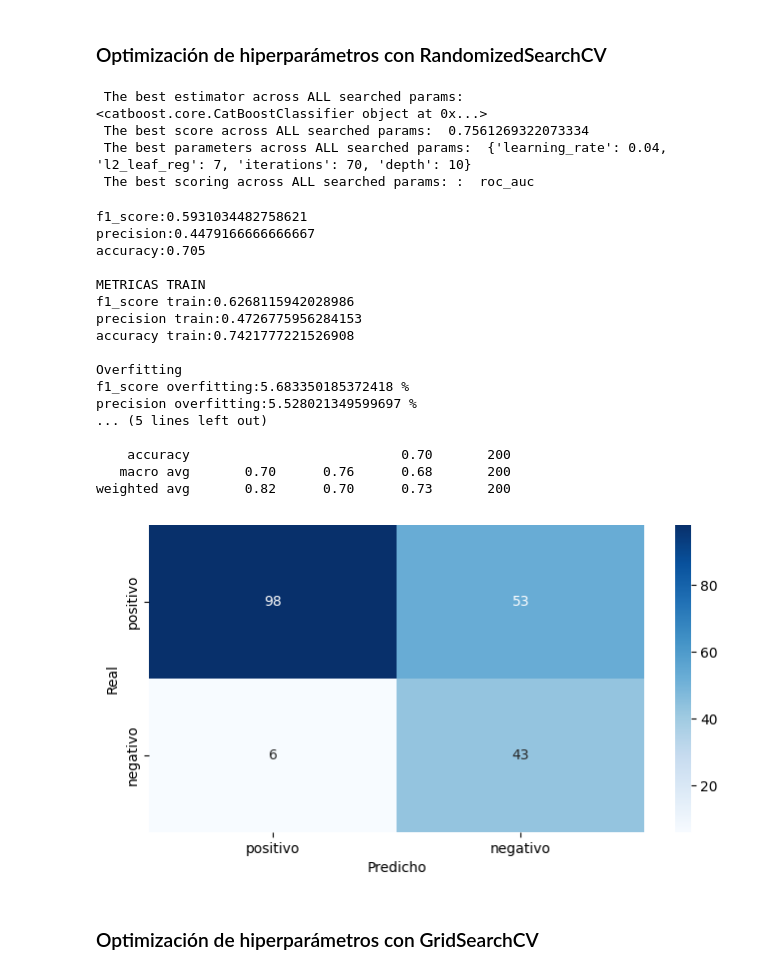
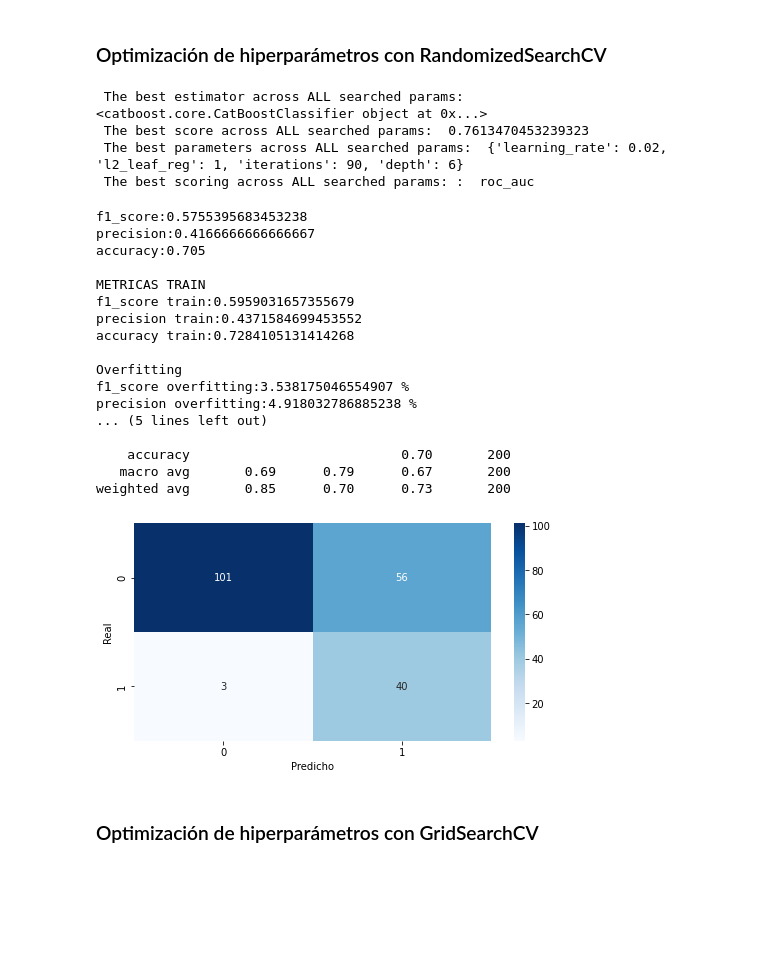
Before and after one commit to pdegaudenci/hateSpeech-Predictor, a Jupyter notebook: 3. Preprocesamiento- Comparativas de modelos - evaluación seleccion y ajuste del modelo/final_model.ipynb, the cells around one changed output. Cells and saved outputs as stored; diff of their text form; code cells hidden in the pictures; blank space fills up the shorter version.

Commit message:
Optimizacion de parametros con RandomSearch . Precision de clase positiva 42%

```diff
--- a/3. Preprocesamiento- Comparativas de modelos - evaluación seleccion y ajuste del modelo/final_model.ipynb
+++ b/3. Preprocesamiento- Comparativas de modelos - evaluación seleccion y ajuste del modelo/final_model.ipynb
@@ -320,4 +317,4 @@ def show_metrics(predicciones_test, resultado_test,predicciones_train,resultado_
 # %% [markdown]
 ### Separación de datos de entrenamiento y validación
 # %%
-X_train, X_test, y_train, y_test = train_test_split(X, y, test_size=0.2, random_state=42)
+X_train, X_test, y_train, y_test = train_test_split(df["Text"] , y, test_size=0.2, random_state=42)
@@ -324,3 +329,10 @@ X_train, X_test, y_train, y_test = train_test_split(X, y, test_size=0.2, random_
+# %%
+#Ajuste y escalado (normalizacion). Finalmente Pasamos a array nuestro vectores a nuestro modelo
+X= vectorizer.fit_transform(X_train).toarray()
+X=tfid.fit_transform(X).toarray()
+
+X_test = vectorizer.transform(X_test)
+X_test= tfid.transform(X_test).toarray()
 # %% [markdown]
 # Algoritmo catboost (Seleccionado en la etapa anterior)
 <b>Se realizan los siguientes pasos:</b>
@@ -334,4 +370,4 @@ X_train, X_test, y_train, y_test = train_test_split(X, y, test_size=0.2, random_
 # %%
-CBT_model = CatBoostClassifier(iterations=1000, learning_rate=0.001, loss_function='Logloss', eval_metric='AUC', use_best_model=True )
-CBT_model.fit(X_train,y_train, eval_set=[(X_test, y_test)], early_stopping_rounds=5, verbose=False)
+CBT_model = CatBoostClassifier(iterations=1000, learning_rate=0.001, loss_function='Logloss', eval_metric='AUC')
+CBT_model.fit(X,y_train)
 # %% [output]
@@ -366,10 +419,10 @@ weighted avg       0.87      0.64      0.69       200
 # %%
 from sklearn.model_selection import RandomizedSearchCV
 
-estimator =CatBoostClassifier()
+estimator =CatBoostClassifier(iterations=1000, learning_rate=0.001, loss_function='Logloss', eval_metric='AUC')
 parameters =  {  'depth'         : [4,5,6,7,8,9, 10],
                  'learning_rate' : [0.001,0.01,0.02,0.03,0.04],
-                  'iterations'    : [10, 20,30,40,50,60,70,80,90, 100],
+                  'iterations'    : [10, 20,30,40,50,60,70,80,90, 100,1000],
               'l2_leaf_reg': [1, 3, 5, 7, 9]
             }
 
@@ -382,10 +435,10 @@ rd_search = RandomizedSearchCV(
     verbose=False
 )
 
-eval_set = [(X_train, y_train), (X_test, y_test)]
-rd_search.fit(X_train, y_train,
-                early_stopping_rounds = 20,
-                eval_set = eval_set, verbose = False)
+#eval_set = [(X, y_train), (X_test, y_test)]
+rd_search.fit(X, y_train,
+                #early_stopping_rounds = 20,
+                verbose = False)
 
 print(" The best estimator across ALL searched params: ", rd_search.best_estimator_)
 print(" The best score across ALL searched params: ", rd_search.best_score_)
@@ -396,33 +449,33 @@ print(" The best scoring across ALL searched params: : ", rd_search.scoring)
 modelo_CB_hyper = rd_search.best_estimator_
 # %% [output]
  The best estimator across ALL searched params:  <catboost.core.CatBoostClassifier object at 0x...>
- The best score across ALL searched params:  0.7561269322073334
- The best parameters across ALL searched params:  {'learning_rate': 0.04, 'l2_leaf_reg': 7, 'iterations': 70, 'depth': 10}
+ The best score across ALL searched params:  0.7613470453239323
+ The best parameters across ALL searched params:  {'learning_rate': 0.02, 'l2_leaf_reg': 1, 'iterations': 90, 'depth': 6}
  The best scoring across ALL searched params: :  roc_auc
 # %%
-y_pred_CB_rs = modelo_CB_hyper.predict(X_test)
-pred_train = modelo_CB_hyper.predict(X_train)
-y_pred_train_rs = pred_train.astype(dtype=bool)
-show_metrics(y_pred_CB_rs, y_test,y_pred_train_rs,y_train)
+y_pred_CB_gs = modelo_CB_hyper.predict(X_test)
+pred_train = modelo_CB_hyper.predict(X)
+y_pred_train_gs = pred_train.astype(dtype=bool)
+show_metrics(y_pred_CB_gs, y_test,y_pred_train_gs,y_train)
 # %% [output]
-f1_score:0.5931034482758621
-precision:0.4479166666666667
+f1_score:0.5755395683453238
+precision:0.4166666666666667
 accuracy:0.705
 
 METRICAS TRAIN
-f1_score train:0.6268115942028986
-precision train:0.4726775956284153
-accuracy train:0.7421777221526908
+f1_score train:0.5959031657355679
+precision train:0.4371584699453552
+accuracy train:0.7284105131414268
 
 Overfitting
-f1_score overfitting:5.683350185372418 %
-precision overfitting:5.528021349599697 %
+f1_score overfitting:3.538175046554907 %
+precision overfitting:4.918032786885238 %
 ... (5 lines left out)
 
     accuracy                           0.70       200
-   macro avg       0.70      0.76      0.68       200
-weighted avg       0.82      0.70      0.73       200
+   macro avg       0.69      0.79      0.67       200
+weighted avg       0.85      0.70      0.73       200
-[figure, old version]
+[figure, new version]
 # %% [markdown]
 ### Optimización de hiperparámetros con GridSearchCV
 # %%
```
Also changed, not shown: parts of 23 cells of this notebook, 15 other files.
